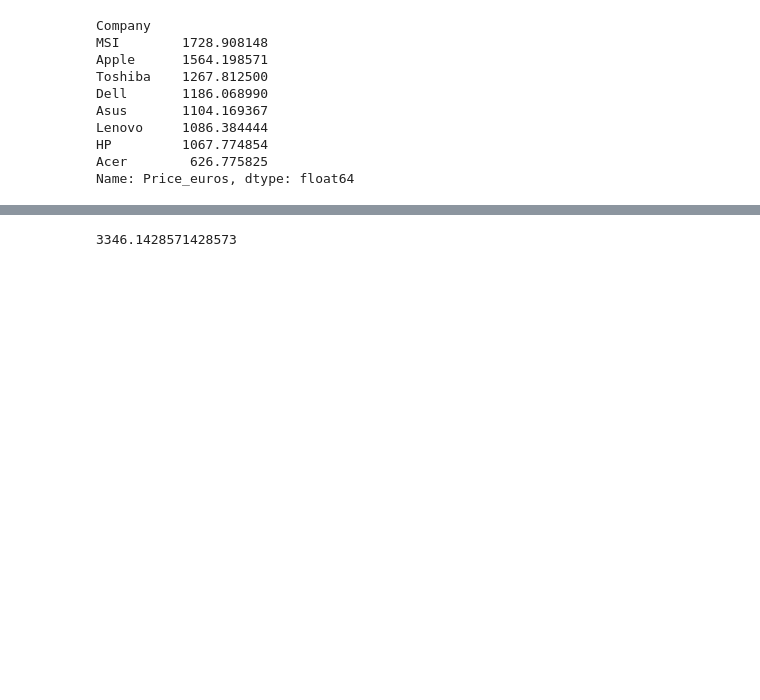
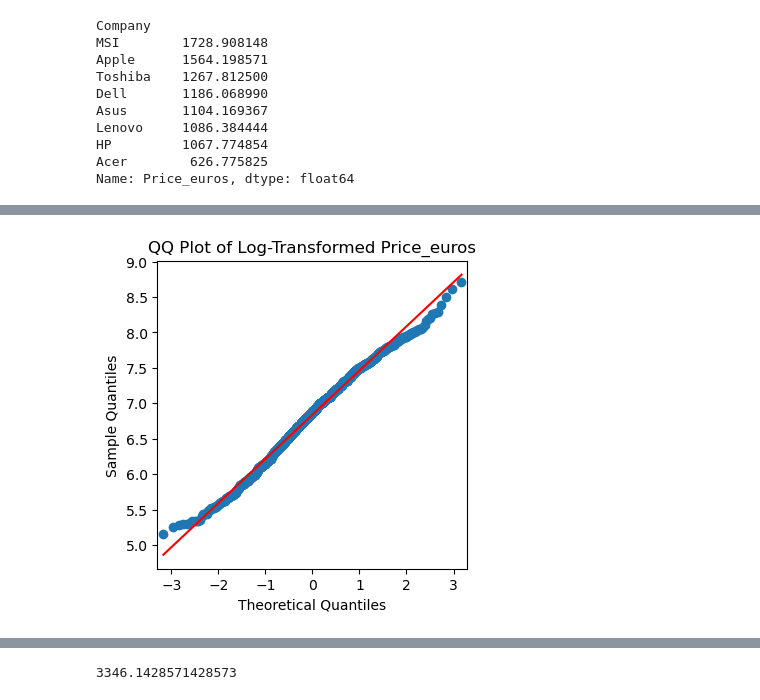
Before and after one commit to Lughaidh-w/Laptop-Price-Prediction, a Jupyter notebook: data_cleaning.ipynb, the cells around one changed output, grey strips where cells are left out. Drawn from its saved outputs; the diff is of its cells as text; code cells hidden in the pictures; blank space fills up the shorter version.

```diff
--- a/data_cleaning.ipynb
+++ b/data_cleaning.ipynb
@@ -263,0 +311,9 @@ Name: Price_euros, dtype: float64
+# %%
+# Price is close to being log-normal and this can be understood better with a Quantile-Quantile plot
+# the lower and upper quantiles deviate from normality... which is shown in the histogram above... but harder to visually comprehend there
+fig, ax = plt.subplots(figsize=(4, 4))
+sm.qqplot(df["Price_euros_log"], line='s', ax=ax)
+ax.set_title('QQ Plot of Log-Transformed Price_euros')
+plt.show()
+# %% [output]
+[figure, added]
```
Also changed, not shown: parts of 16 cells of this notebook, 1 other file.
